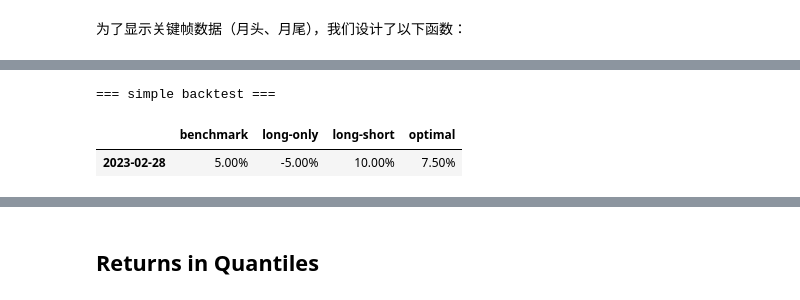
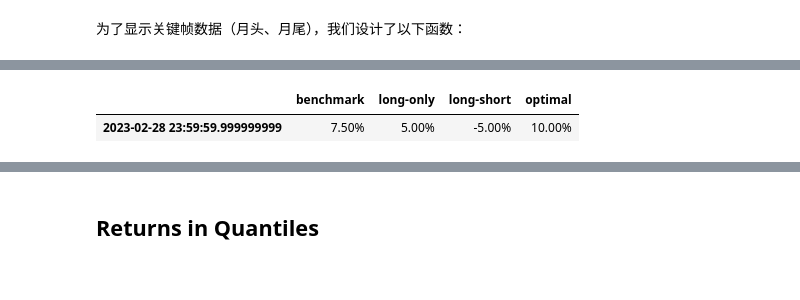
Before and after one commit to zillionare/moonshot, a Jupyter notebook: examples/tutorial.ipynb, the cells around one changed output, grey strips where cells are left out. Cells and saved outputs as stored; diff of their text form; code cells hidden in the pictures.

Commit message:
🐞 fix: factor应该允许为dataframe格式

```diff
--- a/examples/tutorial.ipynb
+++ b/examples/tutorial.ipynb
@@ -102,2 +91,25 @@ benchmark = (10% + 5%) / 2 = 7.5%
 |  | benchmark | long-only | long-short | optimal |
 | 2023-02-28 | 7.50% | 5.00% | -5.00% | 10.00% |
+# %%
+# 价格数据：简单的固定收益率
+dates = pd.date_range('2023-01-01', '2023-02-28', freq='D')
+prices = [("A", 100, 110), ("B", 100, 105)] * len(dates)
+
+bars = pd.DataFrame(prices, columns=["asset", "open", "close"],
+                    index=np.repeat(dates, 2))
+bars = bars.set_index([bars.index, 'asset'])
+bars.index.names = ["date", "asset"]
+
+display(key_frames(bars, dates).unstack())
+
+print("Stock_A (因子=1.0): 收益率 = (110-100)/100 = 10%")
+print("Stock_B (因子=2.0): 收益率 = (105-100)/100 = 5%")
+
+print("Q1组 (因子较小): Stock_A, 收益率 = 10%")
+print("Q2组 (因子较大): Stock_B, 收益率 = 5%")
+print("benchmark = (10% + 5%) / 2 = 7.5%")
+
+expected = pd.DataFrame([[0.075, 0.05, -0.05, 0.1]],
+                        columns=["benchmark", "long-only", "long-short", "optimal"], index=["2023-02-28"])
+expected.style.background_gradient(cmap='RdYlGn')
+expected.style.format("{:.2%}")
@@ -104,17 +131,16 @@ benchmark = (10% + 5%) / 2 = 7.5%
 # %%
 moonshot = Moonshot()
 
 # 执行回测（使用2个分位数）
-moonshot.backtest(
-    factor_series, bars, quantiles=2
-)
+moonshot.backtest(factor_df, bars, quantiles=2)
 
-print("=== simple backtest ===")
-actual = pd.DataFrame([moonshot.long_only_returns, moonshot.long_short_returns, moonshot.optimal_returns,moonshot.benchmark_returns]).T
+actual = pd.DataFrame([moonshot.benchmark_returns,
+                      moonshot.long_only_returns,
+                      moonshot.long_short_returns,
+                      moonshot.optimal_returns]).T
+
 actual.columns = ["benchmark", "long-only", "long-short", "optimal"]
-actual.index = actual.index.date
 actual.style.format("{:.2%}")
 # %% [output]
-=== simple backtest ===
 |  | benchmark | long-only | long-short | optimal |
-| 2023-02-28 | 5.00% | -5.00% | 10.00% | 7.50% |
+| 2023-02-28 23:59:59.999999999 | 7.50% | 5.00% | -5.00% | 10.00% |
```
Also changed, not shown: parts of 5 cells of this notebook, 2 other files.
